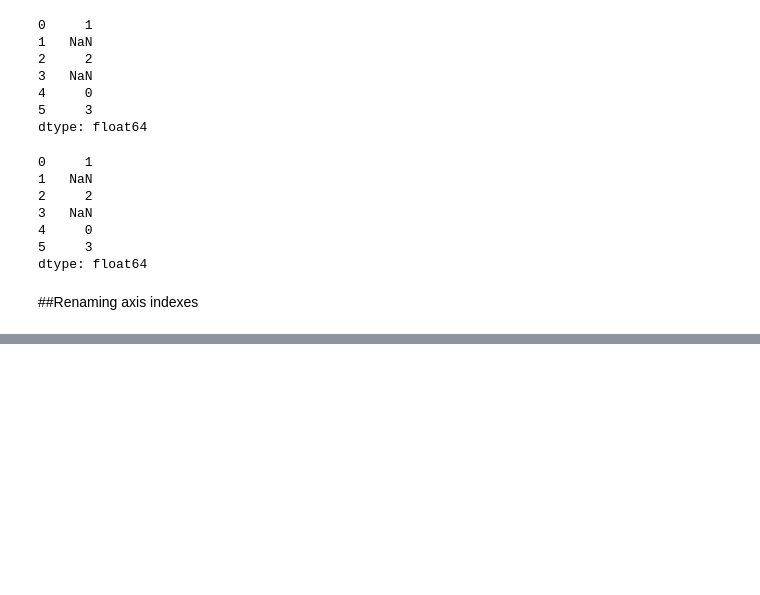
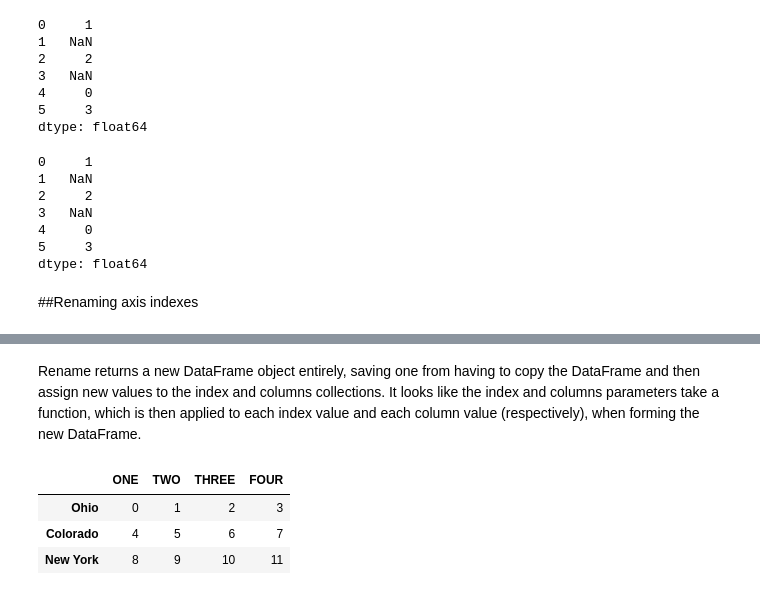
Before and after one commit to aenfield/random, a Jupyter notebook: PythonForDataAnalysisCh7.ipynb, the cells around one changed output, grey strips where cells are left out. Drawn from its saved outputs; the diff is of its cells as text; code cells hidden in the pictures; blank space fills up the shorter version.

```diff
--- a/PythonForDataAnalysisCh7.ipynb
+++ b/PythonForDataAnalysisCh7.ipynb
@@ -1096,0 +1128,10 @@ dtype: float64
+# %% [markdown]
+Rename returns a new DataFrame object entirely, saving one from having to copy the DataFrame and then assign new values to the index and columns collections. It looks like the index and columns parameters take a function, which is then applied to each index value and each column value (respectively), when forming the new DataFrame.
+# %%
+data.rename(index=str.title, columns=str.upper)
+# str.title returns a 'title-cased' version of the string
+# %% [output]
+|  | ONE | TWO | THREE | FOUR |
+| Ohio | 0 | 1 | 2 | 3 |
+| Colorado | 4 | 5 | 6 | 7 |
+| New York | 8 | 9 | 10 | 11 |
```
Also changed, not shown: parts of 12 cells of this notebook.
